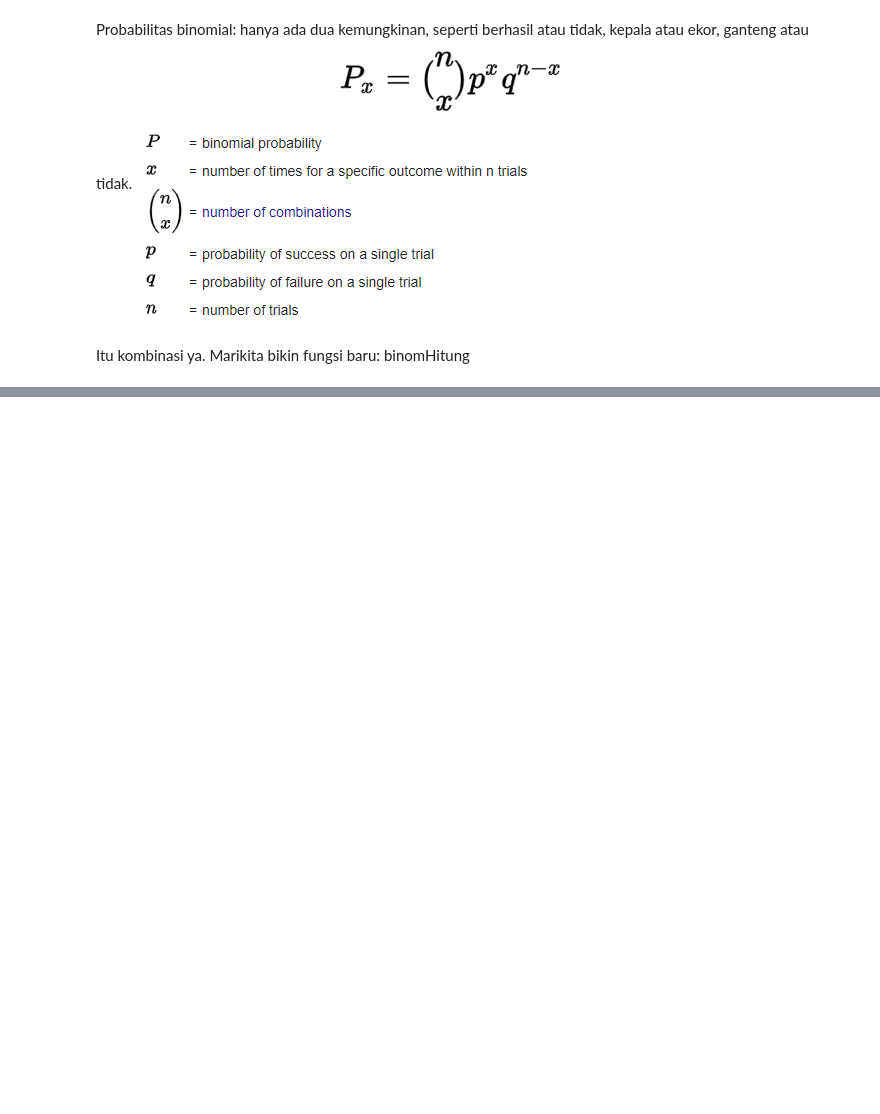
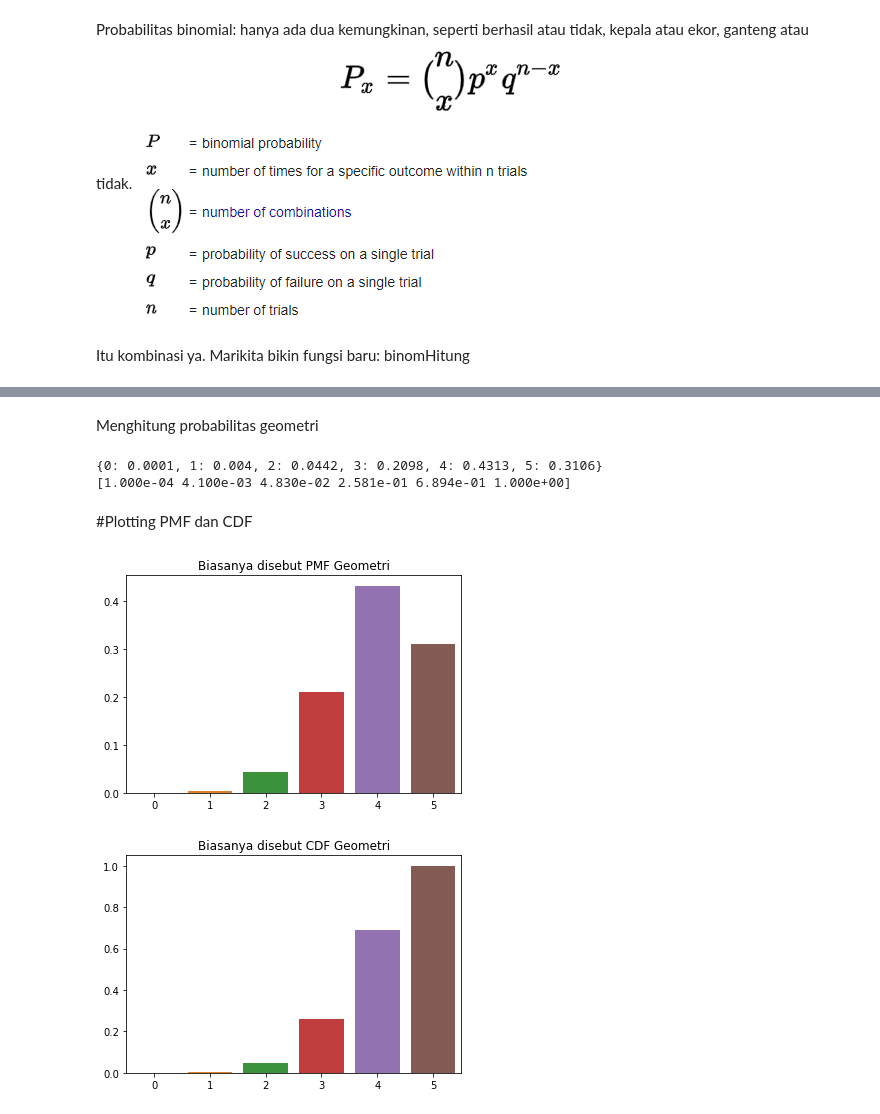
Before and after one commit to hanafication/Statistika, a Jupyter notebook: Buku_1/Jilid_1.ipynb, the cells around one changed output, grey strips where cells are left out. Drawn from its saved outputs; the diff is of its cells as text; code cells hidden in the pictures; blank space fills up the shorter version.

```diff
--- a/Buku_1/Jilid_1.ipynb
+++ b/Buku_1/Jilid_1.ipynb
@@ -156,0 +194,44 @@ ModuleNotFoundError: No module named 'prob'
+# %% [markdown]
+Menghitung probabilitas geometri
+# %%
+def geometriHitung(N, S, n):
+    '''
+    Menghitung probabilitas geometri
+    N = jumlah populasi
+    S = jumlah keberhasilan populasi
+    n = jumlah sampel/percobaan
+    x = jumlah keberhasilan pada sampel, contoh: 0, 1 dst
+    '''
+    geometri_dict = dict()
+    geometri_value = list()
+    if N >= S:
+        for i in range(0, n + 1):
+            value = (prob.kombinasi(S, i) * prob.kombinasi(N - S, n - i)) / prob.kombinasi(N, n)
+            value = np.round(value, 4)
+            geometri_value.append(value)
+            geometri_dict[i] = geometri_value[i]
+        return geometri_dict
+    else:
+        print('Jumlah keberhasilan populasi harus kurang atau sama dengan jumlah populasi')
+# %%
+geometri_test = geometriHitung(50, 40, 5)
+geometri_cumsum = np.cumsum(list(geometri_test.values()))
+print(geometri_test)
+print(geometri_cumsum.round(4))
+# %% [output]
+{0: 0.0001, 1: 0.004, 2: 0.0442, 3: 0.2098, 4: 0.4313, 5: 0.3106}
+[1.000e-04 4.100e-03 4.830e-02 2.581e-01 6.894e-01 1.000e+00]
+# %% [markdown]
+#Plotting PMF dan CDF
+# %%
+#PMF
+sns.barplot(x = list(geometri_test.keys()), y = list(geometri_test.values()))
+plt.title('Biasanya disebut PMF Geometri')
+plt.show()
+
+sns.barplot(x = list(geometri_test.keys()), y = geometri_cumsum)
+plt.title('Biasanya disebut CDF Geometri')
+plt.show()
+# %% [output]
+[figure, added]
+[figure, added]
```
Also changed, not shown: parts of 12 cells of this notebook.
